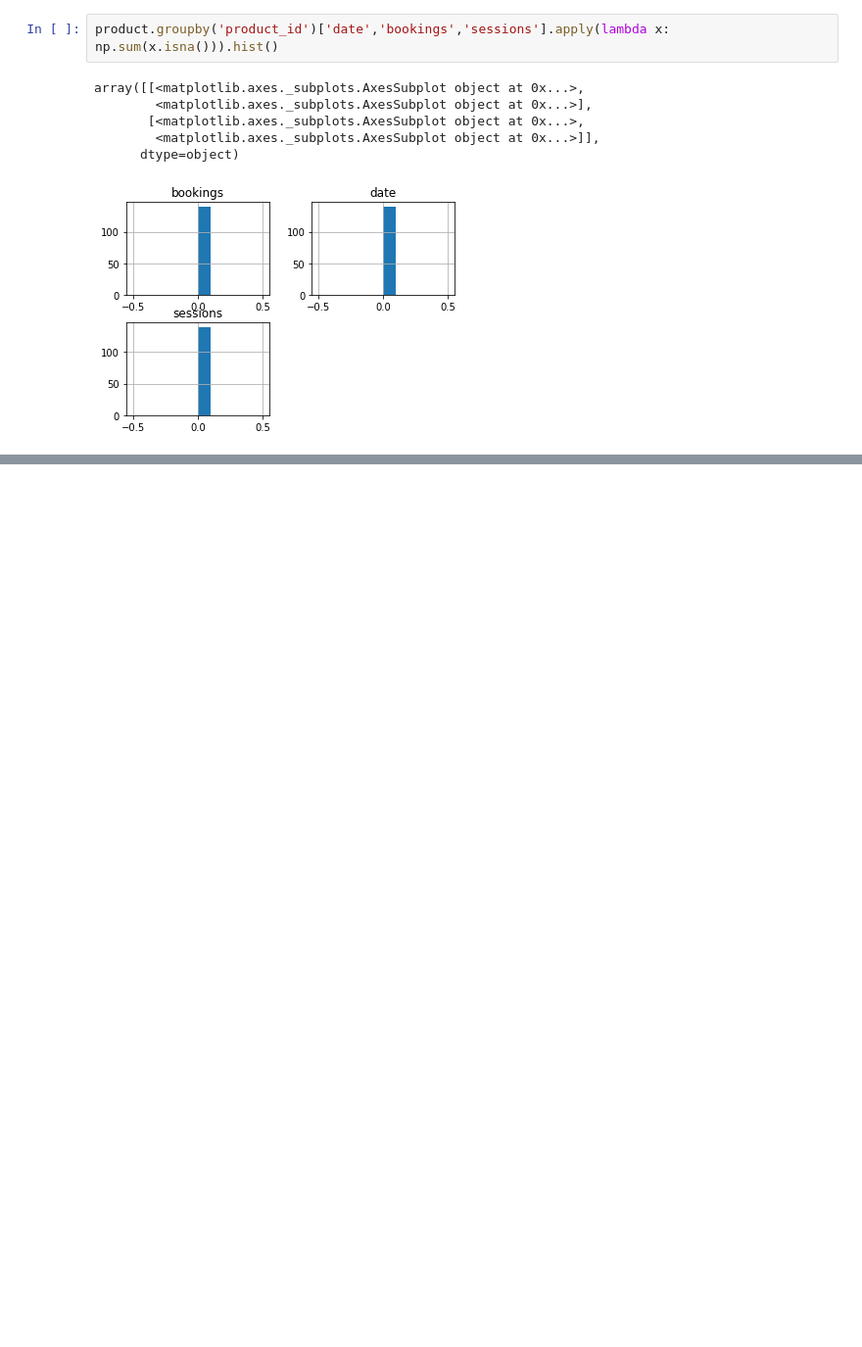
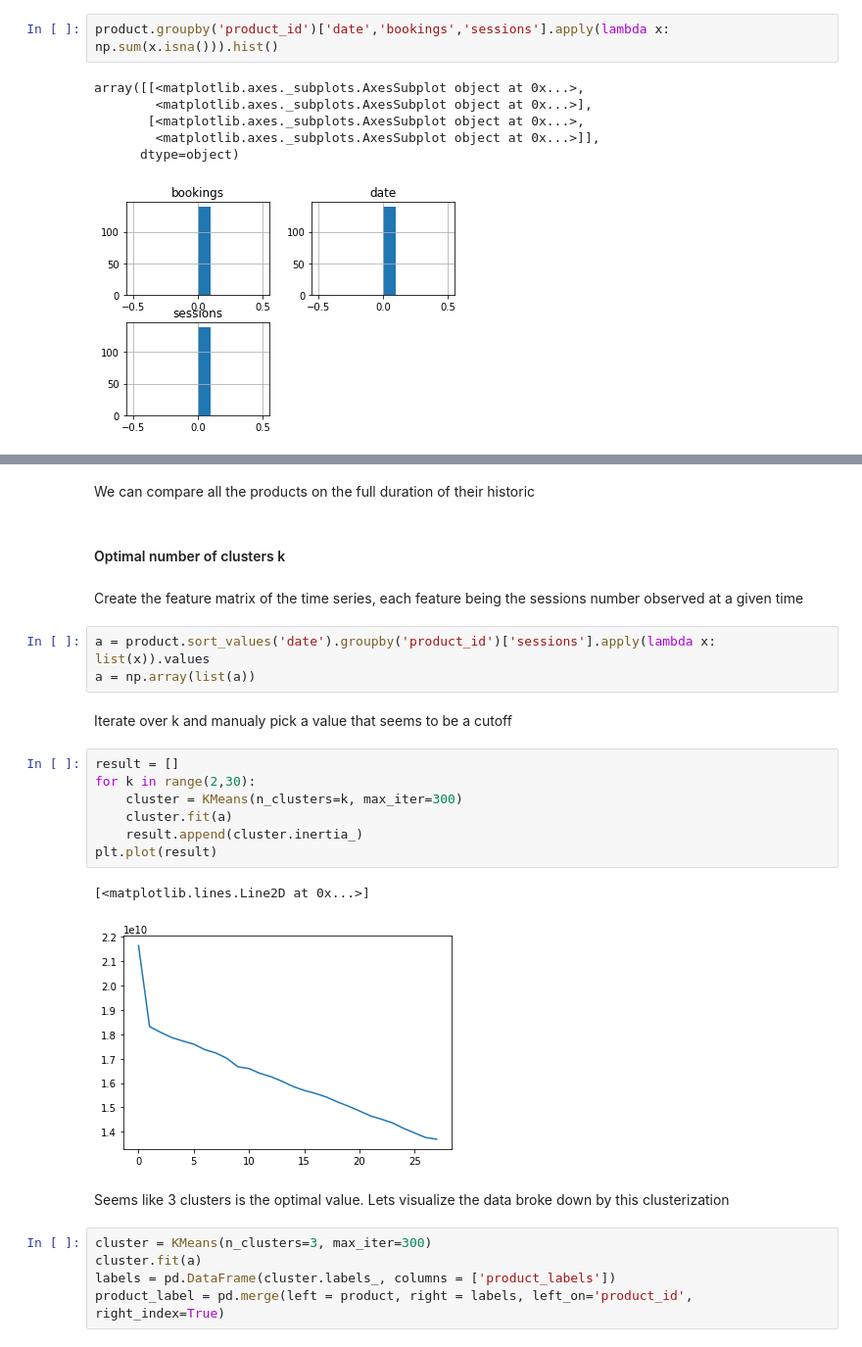
Before and after one commit to louislouisloui/otb, a Jupyter notebook: 10_cluster_poduct_type.ipynb, the cells around one changed output, grey strips where cells are left out. Shown at 98% size. Cells and saved outputs as stored; diff of their text form; blank space fills up the shorter version.

```diff
--- a/10_cluster_poduct_type.ipynb
+++ b/10_cluster_poduct_type.ipynb
@@ -63,0 +35,28 @@ sns.relplot(data=dt_plot, x = 'date',y='sessions',hue = 'type',kind='line')
+# %% [markdown]
+We can compare all the products on the full duration of their historic
+# %% [markdown]
+#### Optimal number of clusters k
+# %% [markdown]
+Create the feature matrix of the time series, each feature being the sessions number observed at a given time
+# %%
+a = product.sort_values('date').groupby('product_id')['sessions'].apply(lambda x: list(x)).values
+a = np.array(list(a))
+# %% [markdown]
+Iterate over k and manualy pick a value that seems to be a cutoff
+# %%
+result = []
+for k in range(2,30):
+    cluster = KMeans(n_clusters=k, max_iter=300)
+    cluster.fit(a)
+    result.append(cluster.inertia_)
+plt.plot(result)
+# %% [output]
+[<matplotlib.lines.Line2D at 0x...>]
+[figure, added]
+# %% [markdown]
+Seems like 3 clusters is the optimal value. Lets visualize the data broke down by this clusterization
+# %%
+cluster = KMeans(n_clusters=3, max_iter=300)
+cluster.fit(a)
+labels = pd.DataFrame(cluster.labels_, columns = ['product_labels'])
+product_label = pd.merge(left = product, right = labels, left_on='product_id', right_index=True)
```
Also changed, not shown: parts of 17 cells of this notebook, 1 other file.
